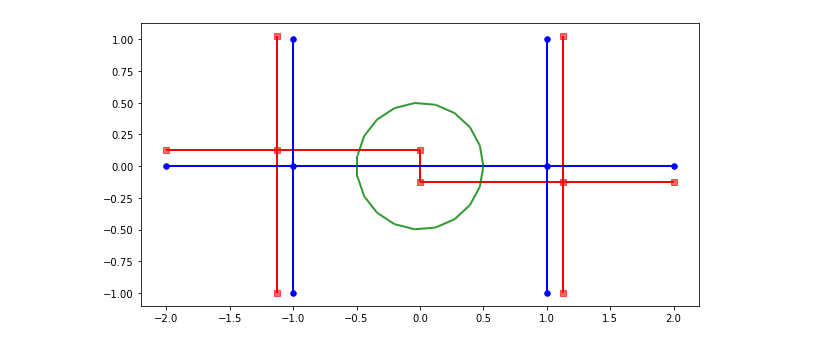
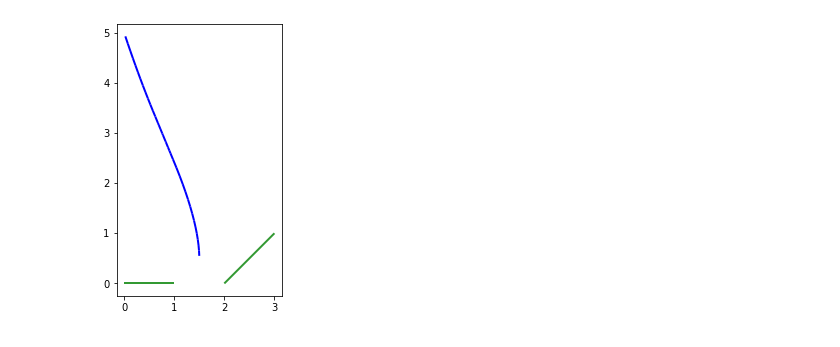
Before and after one commit to KostyaLyman/flat-norm-network-comparison, a Jupyter notebook: pd-euclid.ipynb, the cells around one changed output. Saved outputs shown, nothing was run; the diff lists cells and outputs as text; code cells hidden in the pictures.

```diff
--- a/pd-euclid.ipynb
+++ b/pd-euclid.ipynb
@@ -132,10 +249,12 @@ draw_lines(ax, bisector, color='blue')
 # %%
 edge1 = LineString([Point(0,0),Point(1,0)])
-edge2 = LineString([Point(0,1),Point(3,1)])
+edge2 = LineString([Point(2,0),Point(3,1)])
 
-fig = plt.figure(figsize=(10,10))
+fig = plt.figure(figsize=(5,5))
 ax = fig.add_subplot(1,1,1)
 draw_lines(ax,[edge1,edge2],color='green',alpha=0.8)
 
 bisector = voronoi_bisector(edge1, edge2)
-draw_lines(ax, bisector, color='blue')
+ax = draw_lines(ax, bisector, color='blue')
+# %% [output]
+[figure, added]
@@ -167,22 +260,0 @@ geom_B = [B.edges[e]['geometry'] for e in B.edges]
-# %%
-fig = plt.figure(figsize=(10,10))
-ax = fig.add_subplot(1,1,1)
-
-draw_edges(ax,A,color='red',width=2.0,style='solid')
-draw_edges(ax,B,color='blue',width=2.0,style='solid')
-draw_nodes(ax,A,color='red',size=30,marker='s',alpha=0.6)
-draw_nodes(ax,B,color='blue',size=30,marker='o')
-
-
-#%% Filtration: Disc of radius r at a point
-
-s = Point(0,0)
-arc = get_arcs(s,0.5,geom_A)
-
-draw_lines(ax,arc,color='green',alpha=0.8)
-
-
-D = one_skeleton(geom_A+arc)
-# T = two_skeleton(geom_A+arc)
-# %% [output]
-[figure, old version]
```
Also changed, not shown: parts of 14 cells of this notebook, 2 other files.
